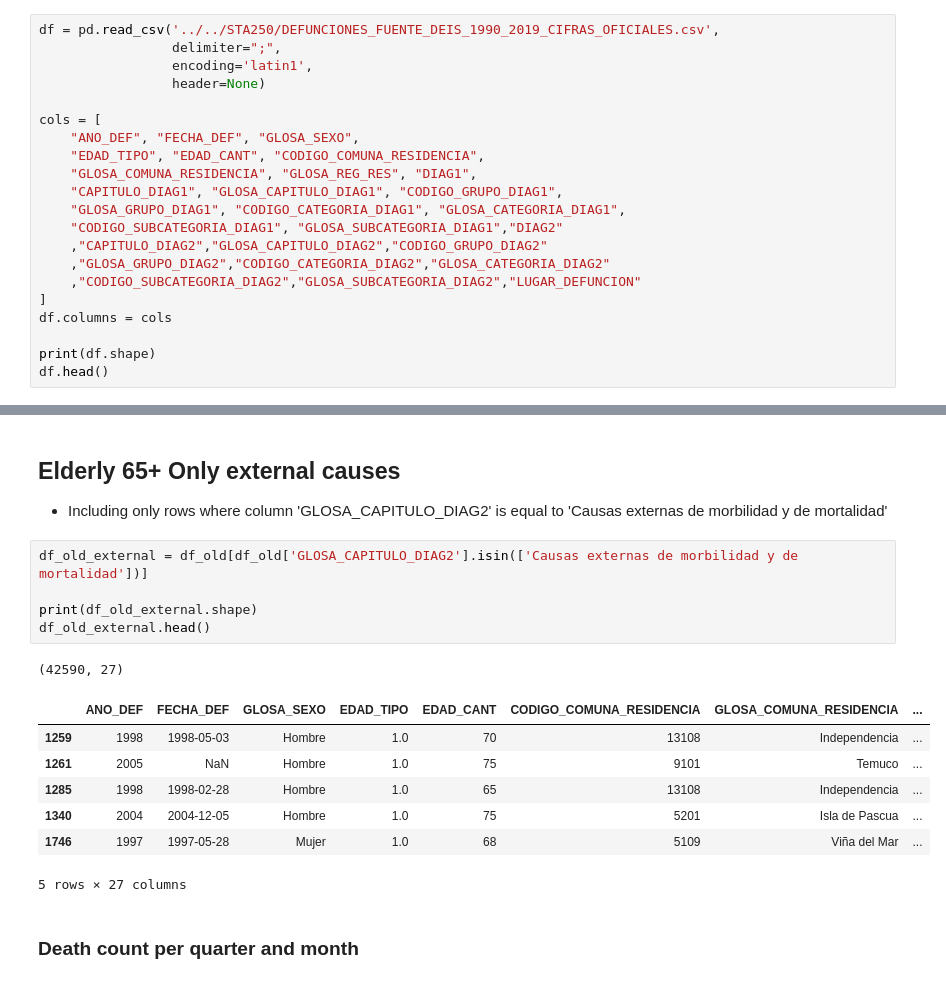
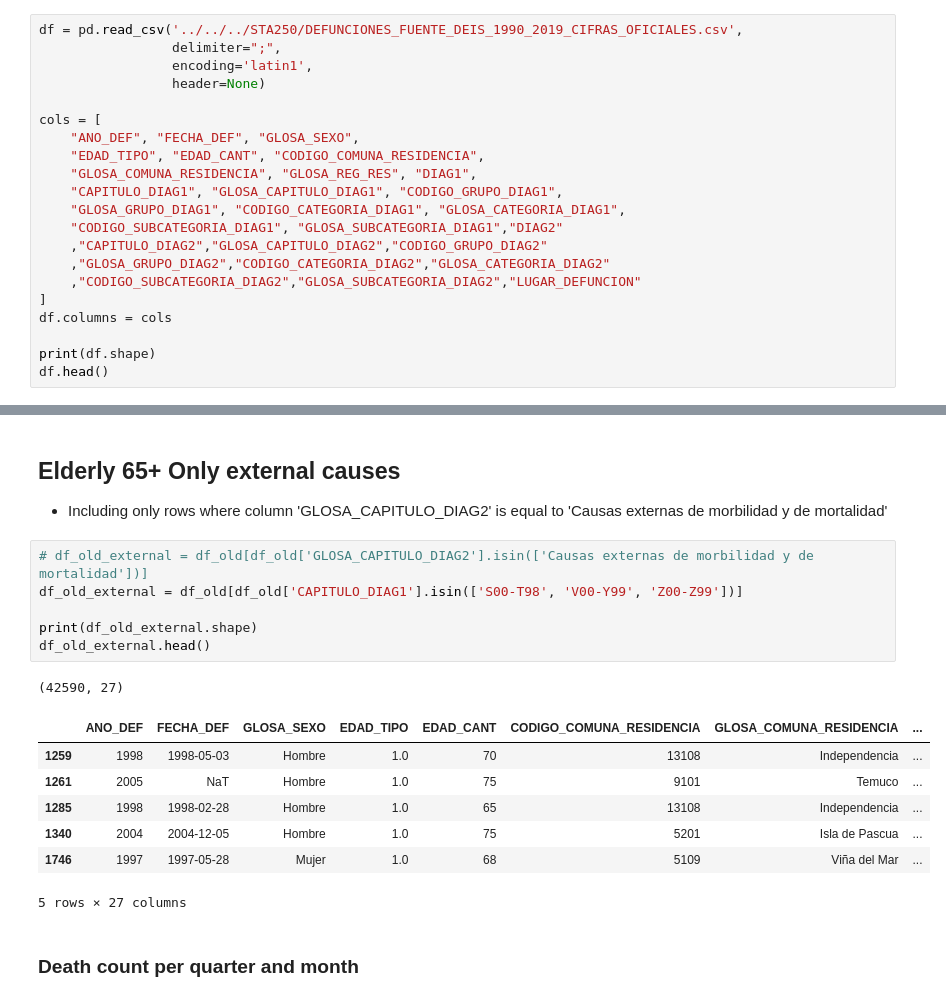
Before and after one commit to pmbusch/PM25-Satellite-Chile, a Jupyter notebook: Scripts/Prepare_Data/elderly_65+_mortality.ipynb, the cells around one changed output, grey strips where cells are left out. Cells and saved outputs as stored; diff of their text form.

```diff
--- a/Scripts/Prepare_Data/elderly_65+_mortality.ipynb
+++ b/Scripts/Prepare_Data/elderly_65+_mortality.ipynb
@@ -10,7 +10,7 @@ Link to download dataset: https://deis.minsal.cl/#datosabiertos
 # %% [markdown]
 ![image.png](attachment:image.png)
 # %%
-df = pd.read_csv('../../STA250/DEFUNCIONES_FUENTE_DEIS_1990_2019_CIFRAS_OFICIALES.csv',
+df = pd.read_csv('../../../STA250/DEFUNCIONES_FUENTE_DEIS_1990_2019_CIFRAS_OFICIALES.csv',
                  delimiter=";",
                  encoding='latin1',
                  header=None)
@@ -147,15 +146,16 @@ See the caveats in the documentation: https://pandas.pydata.org/pandas-docs/stab
 
 - Including only rows where column 'GLOSA_CAPITULO_DIAG2' is equal to 'Causas externas de morbilidad y de mortalidad'
 # %%
-df_old_external = df_old[df_old['GLOSA_CAPITULO_DIAG2'].isin(['Causas externas de morbilidad y de mortalidad'])]
+# df_old_external = df_old[df_old['GLOSA_CAPITULO_DIAG2'].isin(['Causas externas de morbilidad y de mortalidad'])]
+df_old_external = df_old[df_old['CAPITULO_DIAG1'].isin(['S00-T98', 'V00-Y99', 'Z00-Z99'])]
 
 print(df_old_external.shape)
 df_old_external.head()
 # %% [output]
 (42590, 27)
 |  | ANO_DEF | FECHA_DEF | GLOSA_SEXO | EDAD_TIPO | EDAD_CANT | CODIGO_COMUNA_RESIDENCIA | GLOSA_COMUNA_RESIDENCIA | ... |
 | 1259 | 1998 | 1998-05-03 | Hombre | 1.0 | 70 | 13108 | Independencia | ... |
-| 1261 | 2005 | NaN | Hombre | 1.0 | 75 | 9101 | Temuco | ... |
+| 1261 | 2005 | NaT | Hombre | 1.0 | 75 | 9101 | Temuco | ... |
 | 1285 | 1998 | 1998-02-28 | Hombre | 1.0 | 65 | 13108 | Independencia | ... |
 | 1340 | 2004 | 2004-12-05 | Hombre | 1.0 | 75 | 5201 | Isla de Pascua | ... |
 | 1746 | 1997 | 1997-05-28 | Mujer | 1.0 | 68 | 5109 | Viña del Mar | ... |
```
Also changed, not shown: parts of 8 cells of this notebook, 1 other file.
